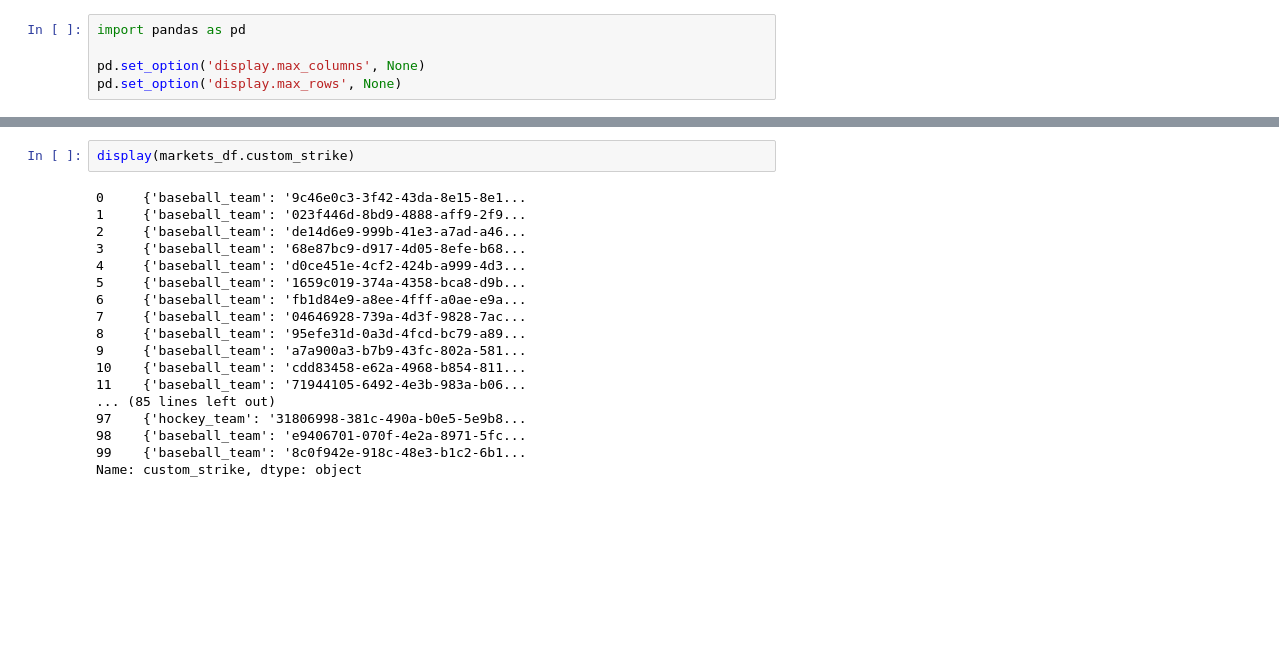
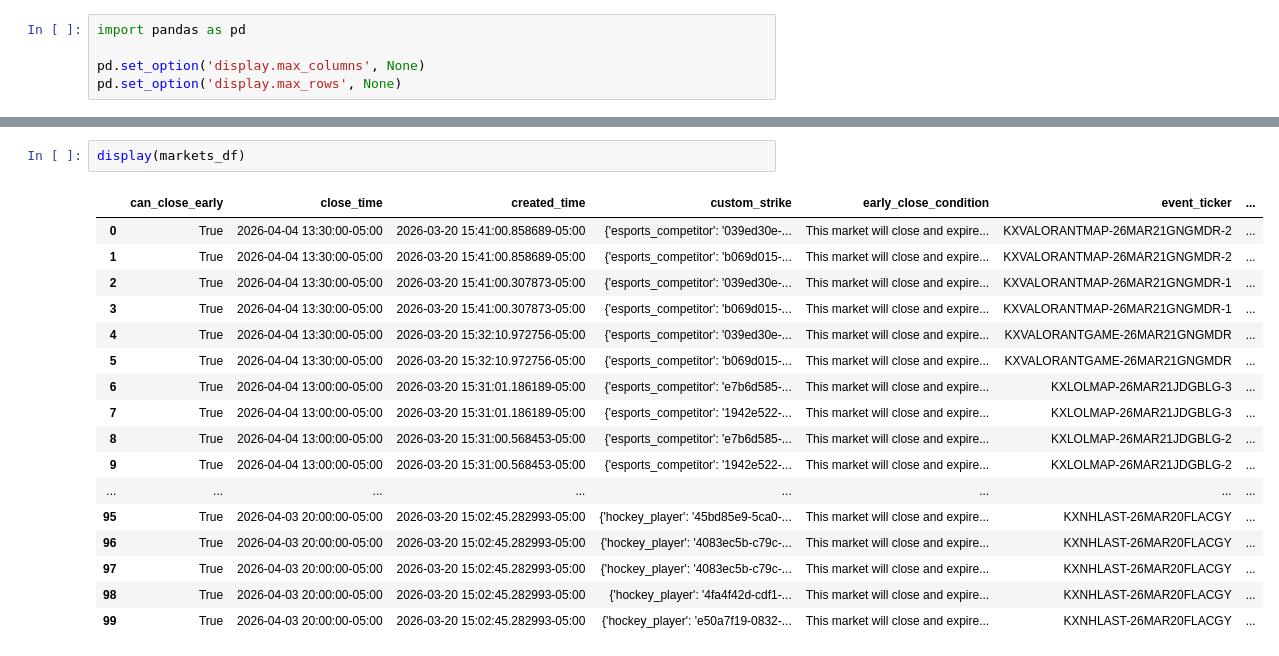
Before and after one commit to GGarrido28/snowflake-market-data-platform, a Jupyter notebook: kalshi/data_exploration.ipynb, the cells around one changed output, grey strips where cells are left out. Drawn from its saved outputs; the diff is of its cells as text; blank space fills up the shorter version.

```diff
--- a/kalshi/data_exploration.ipynb
+++ b/kalshi/data_exploration.ipynb
@@ -103,22 +40,22 @@ display(markets_df.sort_values('close_time', ascending=True).head())
 # %%
-display(markets_df.custom_strike)
+display(markets_df)
 # %% [output]
-0     {'baseball_team': '9c46e0c3-3f42-43da-8e15-8e1...
-1     {'baseball_team': '023f446d-8bd9-4888-aff9-2f9...
-2     {'baseball_team': 'de14d6e9-999b-41e3-a7ad-a46...
-3     {'baseball_team': '68e87bc9-d917-4d05-8efe-b68...
-4     {'baseball_team': 'd0ce451e-4cf2-424b-a999-4d3...
-5     {'baseball_team': '1659c019-374a-4358-bca8-d9b...
-6     {'baseball_team': 'fb1d84e9-a8ee-4fff-a0ae-e9a...
-7     {'baseball_team': '04646928-739a-4d3f-9828-7ac...
-8     {'baseball_team': '95efe31d-0a3d-4fcd-bc79-a89...
-9     {'baseball_team': 'a7a900a3-b7b9-43fc-802a-581...
-10    {'baseball_team': 'cdd83458-e62a-4968-b854-811...
-11    {'baseball_team': '71944105-6492-4e3b-983a-b06...
-... (85 lines left out)
-97    {'hockey_team': '31806998-381c-490a-b0e5-5e9b8...
-98    {'baseball_team': 'e9406701-070f-4e2a-8971-5fc...
-99    {'baseball_team': '8c0f942e-918c-48e3-b1c2-6b1...
-Name: custom_strike, dtype: object
+|  | can_close_early | close_time | created_time | custom_strike | early_close_condition | event_ticker | ... |
+| 0 | True | 2026-04-04 13:30:00-05:00 | 2026-03-20 15:41:00.858689-05:00 | {'esports_competitor': '039ed30e-... | This market will close and expire... | KXVALORANTMAP-26MAR21GNGMDR-2 | ... |
+| 1 | True | 2026-04-04 13:30:00-05:00 | 2026-03-20 15:41:00.858689-05:00 | {'esports_competitor': 'b069d015-... | This market will close and expire... | KXVALORANTMAP-26MAR21GNGMDR-2 | ... |
+| 2 | True | 2026-04-04 13:30:00-05:00 | 2026-03-20 15:41:00.307873-05:00 | {'esports_competitor': '039ed30e-... | This market will close and expire... | KXVALORANTMAP-26MAR21GNGMDR-1 | ... |
+| 3 | True | 2026-04-04 13:30:00-05:00 | 2026-03-20 15:41:00.307873-05:00 | {'esports_competitor': 'b069d015-... | This market will close and expire... | KXVALORANTMAP-26MAR21GNGMDR-1 | ... |
+| 4 | True | 2026-04-04 13:30:00-05:00 | 2026-03-20 15:32:10.972756-05:00 | {'esports_competitor': '039ed30e-... | This market will close and expire... | KXVALORANTGAME-26MAR21GNGMDR | ... |
+| 5 | True | 2026-04-04 13:30:00-05:00 | 2026-03-20 15:32:10.972756-05:00 | {'esports_competitor': 'b069d015-... | This market will close and expire... | KXVALORANTGAME-26MAR21GNGMDR | ... |
+| 6 | True | 2026-04-04 13:00:00-05:00 | 2026-03-20 15:31:01.186189-05:00 | {'esports_competitor': 'e7b6d585-... | This market will close and expire... | KXLOLMAP-26MAR21JDGBLG-3 | ... |
+| 7 | True | 2026-04-04 13:00:00-05:00 | 2026-03-20 15:31:01.186189-05:00 | {'esports_competitor': '1942e522-... | This market will close and expire... | KXLOLMAP-26MAR21JDGBLG-3 | ... |
+| 8 | True | 2026-04-04 13:00:00-05:00 | 2026-03-20 15:31:00.568453-05:00 | {'esports_competitor': 'e7b6d585-... | This market will close and expire... | KXLOLMAP-26MAR21JDGBLG-2 | ... |
+| 9 | True | 2026-04-04 13:00:00-05:00 | 2026-03-20 15:31:00.568453-05:00 | {'esports_competitor': '1942e522-... | This market will close and expire... | KXLOLMAP-26MAR21JDGBLG-2 | ... |
+| ... | ... | ... | ... | ... | ... | ... | ... |
+| 95 | True | 2026-04-03 20:00:00-05:00 | 2026-03-20 15:02:45.282993-05:00 | {'hockey_player': '45bd85e9-5ca0-... | This market will close and expire... | KXNHLAST-26MAR20FLACGY | ... |
+| 96 | True | 2026-04-03 20:00:00-05:00 | 2026-03-20 15:02:45.282993-05:00 | {'hockey_player': '4083ec5b-c79c-... | This market will close and expire... | KXNHLAST-26MAR20FLACGY | ... |
+| 97 | True | 2026-04-03 20:00:00-05:00 | 2026-03-20 15:02:45.282993-05:00 | {'hockey_player': '4083ec5b-c79c-... | This market will close and expire... | KXNHLAST-26MAR20FLACGY | ... |
+| 98 | True | 2026-04-03 20:00:00-05:00 | 2026-03-20 15:02:45.282993-05:00 | {'hockey_player': '4fa4f42d-cdf1-... | This market will close and expire... | KXNHLAST-26MAR20FLACGY | ... |
+| 99 | True | 2026-04-03 20:00:00-05:00 | 2026-03-20 15:02:45.282993-05:00 | {'hockey_player': 'e50a7f19-0832-... | This market will close and expire... | KXNHLAST-26MAR20FLACGY | ... |
 # %%
 display(markets_df.describe().transpose())
```
Also changed, not shown: parts of 13 cells of this notebook, 9 other files.
